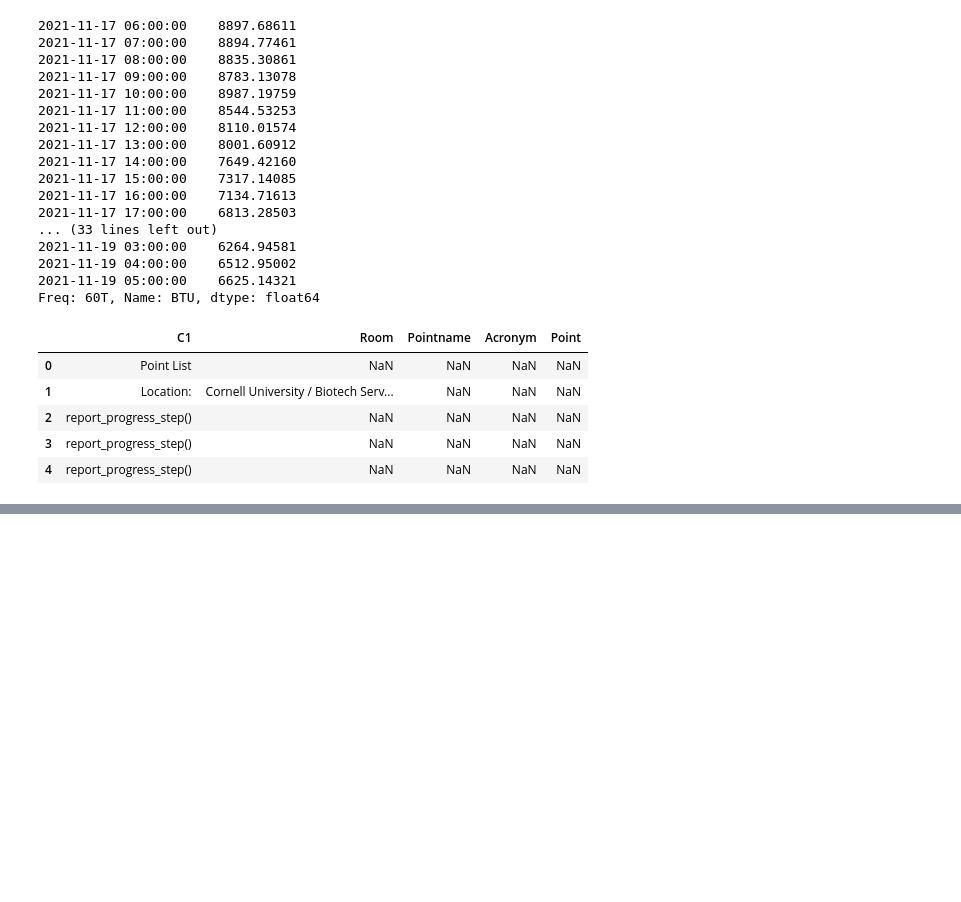
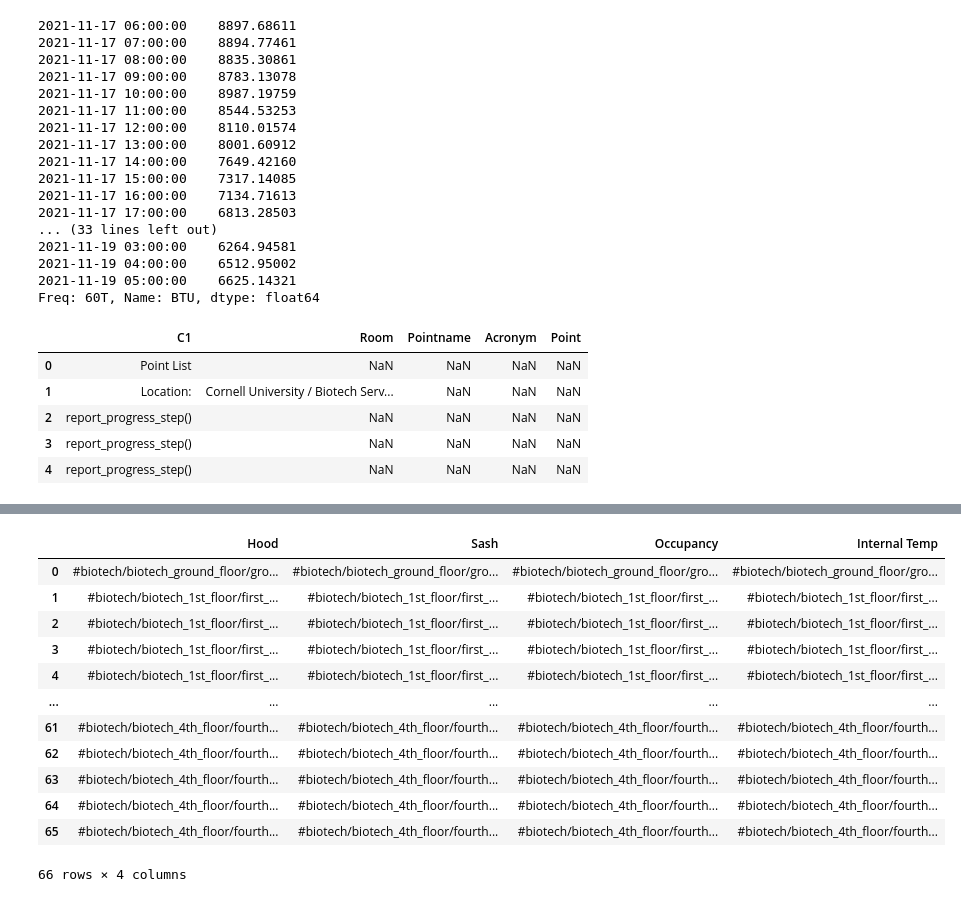
Before and after one commit to thereidfleish/fume-hood-dashboard, a Jupyter notebook: biotech_exploration.ipynb, the cells around one changed output, grey strips where cells are left out. Saved outputs shown, nothing was run; the diff lists cells and outputs as text; code cells hidden in the pictures; blank space fills up the shorter version.

```diff
--- a/biotech_exploration.ipynb
+++ b/biotech_exploration.ipynb
@@ -285,6 +286,8 @@ import re
 """
 The goal of this function is to output an organized collection of point names corresponding to specific fume hoods throughout the Biotechnology building. It is unclear the best path forward at the moment, however, we will try to start small and then expand upwards. There will probably be a lot of edge cases to handle, but we will see. Using regular expressions seems to have helped quite a bit.
 """
+
+
 def csv_parser(df):
     #df['name_match'] = df['first_name'].apply(lambda x: 'Match' if x == 'Bill' else 'Mismatch')
     #print(True and df["Point"].str.contains("_control"))
@@ -296,16 +299,16 @@ def csv_parser(df):
     zone_temps = [i for i in zone_temps if re.search("lab_[A-Za-z]*[0-9]+[A-Za-z]*_control/zonetemp",i)]
 
     vals= {"Hood":hood_flows, "Sash":sash_pos}
-    ndf = pd.DataFrame(data = vals)
+    odf = pd.DataFrame(data = vals)
     #display(ndf)
-    print(len(hood_flows))
-    print(len(sash_pos))
-    print(len(occ_sens))
-    print(len(zone_temps))
+    # print(len(hood_flows))
+    # print(len(sash_pos))
+    # print(len(occ_sens))
+    # print(len(zone_temps))
 
-    ovals= {"Occ":occ_sens, "Temp":zone_temps}
+    ovals= {"Occupancy":occ_sens, "Internal Temp":zone_temps}
     ndf = pd.DataFrame(data = ovals)
 
-    return ndf
-csv_parser(pointnames)
+    return [ndf,odf]
+csv_parser(pointnames)[0]
 # %% [output]
@@ -328,0 +372,19 @@ csv_parser(pointnames)
+# %%
+#Now we can just combine the dataframes together and we can begin working on a hierarchical structure
+
+combined = hood_sash.join(occ_temp)
+combined
+# %% [output]
+|  | Hood | Sash | Occupancy | Internal Temp |
+| 0 | #biotech/biotech_ground_floor/gro... | #biotech/biotech_ground_floor/gro... | #biotech/biotech_ground_floor/gro... | #biotech/biotech_ground_floor/gro... |
+| 1 | #biotech/biotech_1st_floor/first_... | #biotech/biotech_1st_floor/first_... | #biotech/biotech_1st_floor/first_... | #biotech/biotech_1st_floor/first_... |
+| 2 | #biotech/biotech_1st_floor/first_... | #biotech/biotech_1st_floor/first_... | #biotech/biotech_1st_floor/first_... | #biotech/biotech_1st_floor/first_... |
+| 3 | #biotech/biotech_1st_floor/first_... | #biotech/biotech_1st_floor/first_... | #biotech/biotech_1st_floor/first_... | #biotech/biotech_1st_floor/first_... |
+| 4 | #biotech/biotech_1st_floor/first_... | #biotech/biotech_1st_floor/first_... | #biotech/biotech_1st_floor/first_... | #biotech/biotech_1st_floor/first_... |
+| ... | ... | ... | ... | ... |
+| 61 | #biotech/biotech_4th_floor/fourth... | #biotech/biotech_4th_floor/fourth... | #biotech/biotech_4th_floor/fourth... | #biotech/biotech_4th_floor/fourth... |
+| 62 | #biotech/biotech_4th_floor/fourth... | #biotech/biotech_4th_floor/fourth... | #biotech/biotech_4th_floor/fourth... | #biotech/biotech_4th_floor/fourth... |
+| 63 | #biotech/biotech_4th_floor/fourth... | #biotech/biotech_4th_floor/fourth... | #biotech/biotech_4th_floor/fourth... | #biotech/biotech_4th_floor/fourth... |
+| 64 | #biotech/biotech_4th_floor/fourth... | #biotech/biotech_4th_floor/fourth... | #biotech/biotech_4th_floor/fourth... | #biotech/biotech_4th_floor/fourth... |
+| 65 | #biotech/biotech_4th_floor/fourth... | #biotech/biotech_4th_floor/fourth... | #biotech/biotech_4th_floor/fourth... | #biotech/biotech_4th_floor/fourth... |
+66 rows × 4 columns
```
Also changed, not shown: parts of 6 cells of this notebook, 1 other file.
